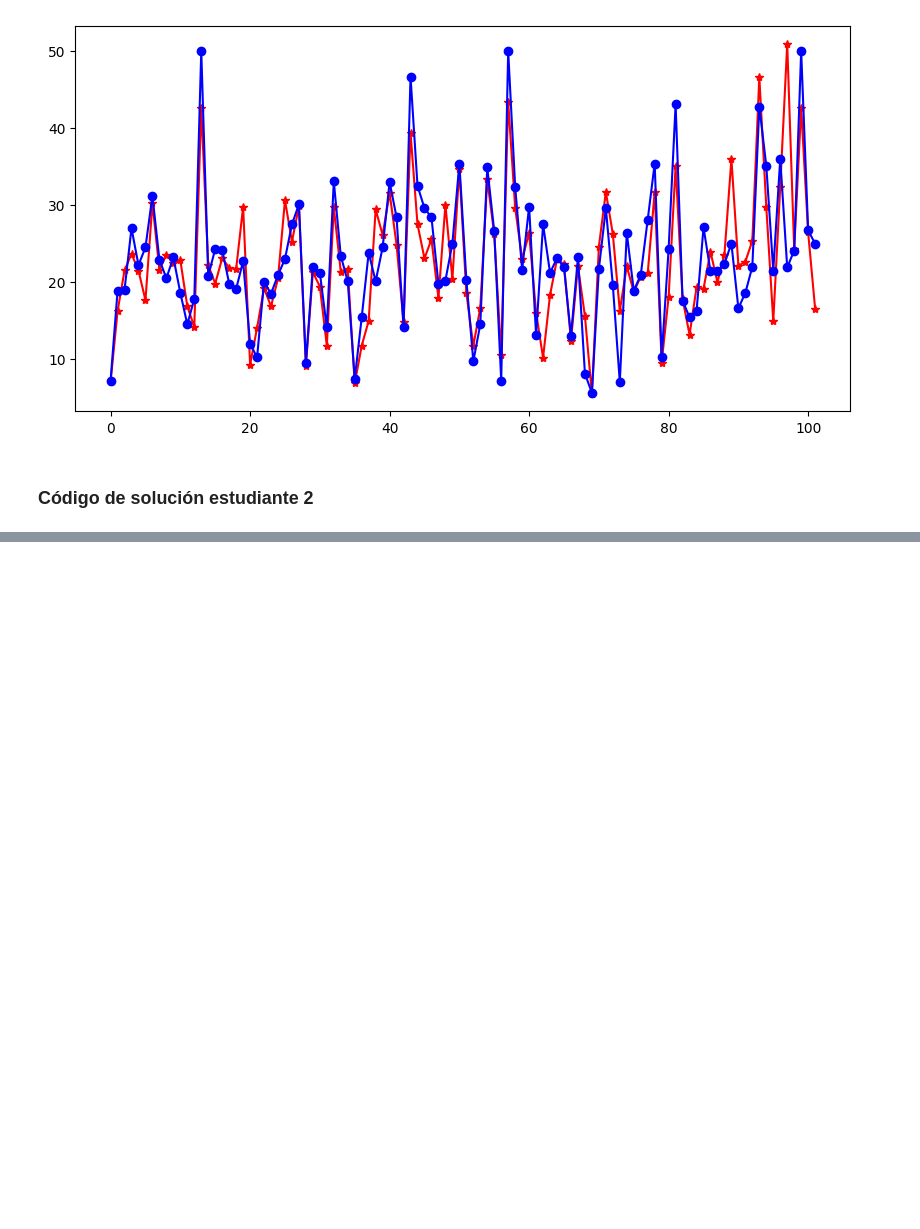
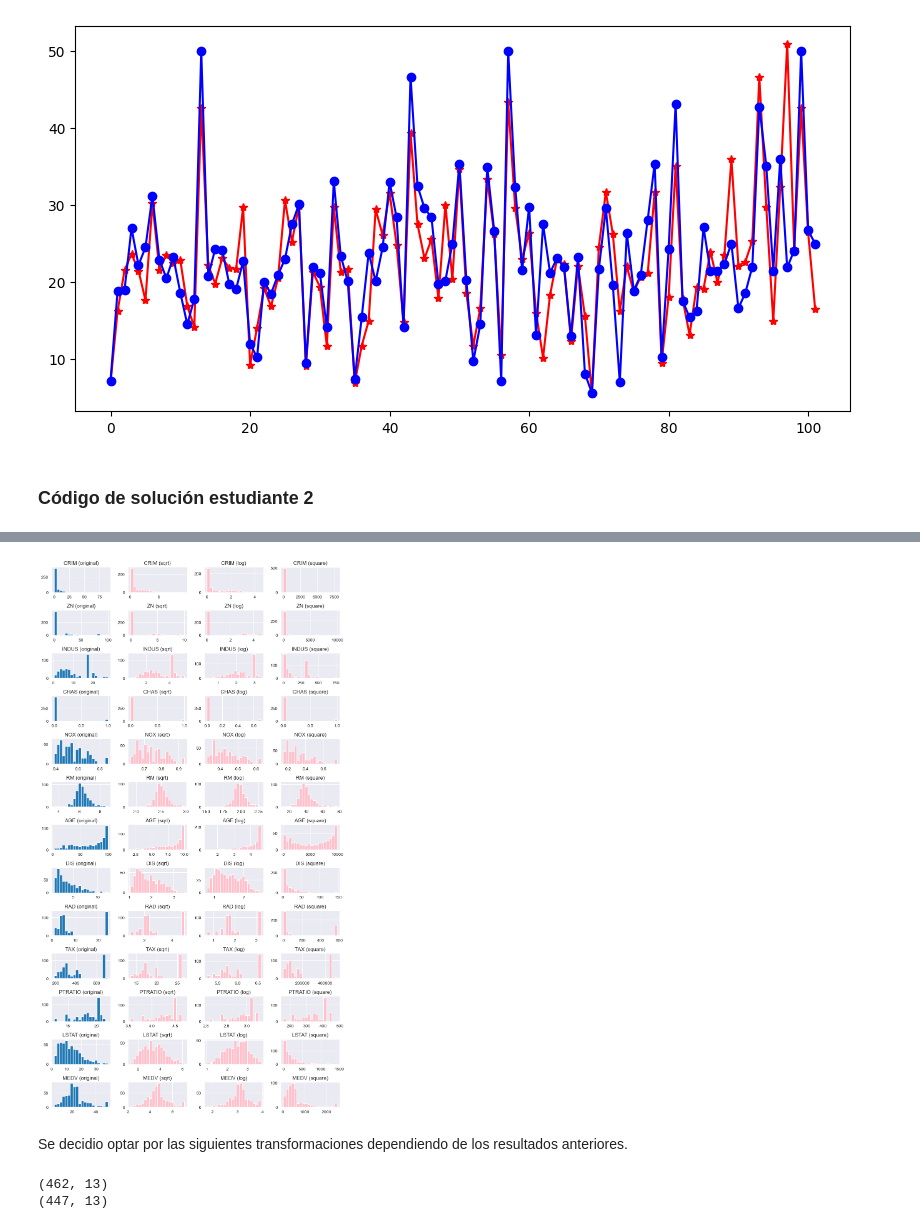
Before and after one commit to hectoroleon/Tarea4_HCOrnelas_CIBarrios, a Jupyter notebook: Tarea_4.ipynb, the cells around one changed output, grey strips where cells are left out. Drawn from its saved outputs; the diff is of its cells as text; code cells hidden in the pictures; blank space fills up the shorter version.

```diff
--- a/Tarea_4.ipynb
+++ b/Tarea_4.ipynb
@@ -417,0 +508,23 @@ plt.plot(test_labels, 'bo-', label='test labels')
+# %%
+# Graficamos las variables con diversas transformaciones para identificar las que requieren una transformación y cual es
+transformations = [
+    ('sqrt', np.sqrt),
+    ('log', np.log1p),
+    ('square', lambda x: x**2)
+]
+
+fig, axs = plt.subplots(len(df.columns), len(transformations) + 1, figsize=(10, 18))
+for i, col in enumerate(df.columns):
+    axs[i, 0].hist(df[col], bins=20)
+    axs[i, 0].set_title(col + ' (original)')
+    for j, (trans_name, trans_func) in enumerate(transformations):
+        transformed_data = trans_func(df[col])
+        axs[i, j+1].hist(transformed_data, bins=20, color = 'pink')
+        axs[i, j+1].set_title(col + ' (' + trans_name + ')')
+
+plt.tight_layout()
+plt.show()
+# %% [output]
+[figure, added]
+# %% [markdown]
+Se decidio optar por las siguientes transformaciones dependiendo de los resultados anteriores.
@@ -417,0 +558,15 @@ plt.plot(test_labels, 'bo-', label='test labels')
+# %%
+# Remover outliers en base a los datos de la salida
+y_out = remove_outliers(df, 'MEDV')
+print(y_out.shape)
+
+# Remover outliers resultantes del paso anterior para datos de feature RM
+X_out = remove_outliers(y_out, 'RM')
+print(X_out.shape)
+
+# Seleccionar los datos resultantes
+y_out = X_out[['MEDV']].values
+X_out = X_out.drop(columns='MEDV').values
+# %% [output]
+(462, 13)
+(447, 13)
```
Also changed, not shown: parts of 43 cells of this notebook.
